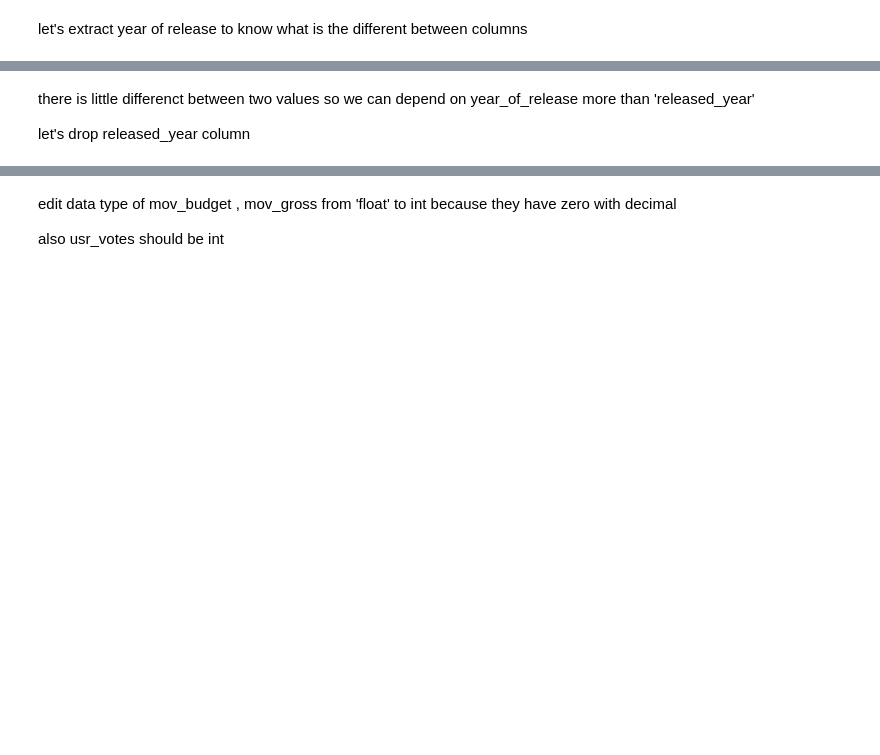
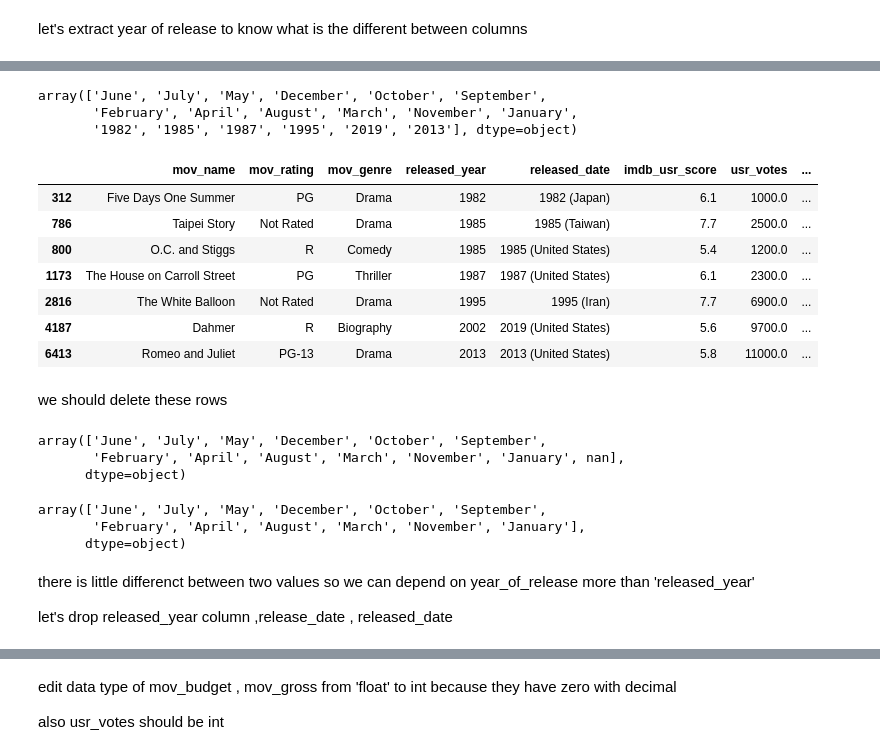
Before and after one commit to MahmuudNabil/Movies-Industry, a Jupyter notebook: Movie_industry.ipynb, the cells around one changed output, grey strips where cells are left out. Saved outputs shown, nothing was run; the diff lists cells and outputs as text; code cells hidden in the pictures; blank space fills up the shorter version.

```diff
--- a/Movie_industry.ipynb
+++ b/Movie_industry.ipynb
@@ -669,5 +653,5 @@ let's extract year of release to know what is the different between columns
 # %%
 df['year_of_release'] = df['release_date'].str[-5:]
 #convert data type of year_date to Int
-df['year_of_release']=df['year_of_release'].astype('int64')
-df[['year_of_release' , 'released_year']].value_counts()
+#df['year_of_release']=df['year_of_release'].astype('int64')
+#df[['year_of_release' , 'released_year']].value_counts()
@@ -687,0 +660,4 @@ Length: 151, dtype: int64
+# %%
+import re
+df['month_release'] = df['released_date'].str.extract("(\w*)")
+df['month_release']
@@ -688,6 +677,43 @@ Length: 151, dtype: int64
+# %%
+df['month_release'].unique()
+# %% [output]
+array(['June', 'July', 'May', 'December', 'October', 'September',
+       'February', 'April', 'August', 'March', 'November', 'January',
+       '1982', '1985', '1987', '1995', '2019', '2013'], dtype=object)
+# %%
+# display these data
+df[
+   (df['month_release'] =='1982')  | (df['month_release'] =='1985') |
+   (df['month_release'] =='1987')  | (df['month_release'] =='1995') |
+   (df['month_release'] =='2019')  | (df['month_release'] =='2013')]
+# %% [output]
+|  | mov_name | mov_rating | mov_genre | released_year | released_date | imdb_usr_score | usr_votes | ... |
+| 312 | Five Days One Summer | PG | Drama | 1982 | 1982 (Japan) | 6.1 | 1000.0 | ... |
+| 786 | Taipei Story | Not Rated | Drama | 1985 | 1985 (Taiwan) | 7.7 | 2500.0 | ... |
+| 800 | O.C. and Stiggs | R | Comedy | 1985 | 1985 (United States) | 5.4 | 1200.0 | ... |
+| 1173 | The House on Carroll Street | PG | Thriller | 1987 | 1987 (United States) | 6.1 | 2300.0 | ... |
+| 2816 | The White Balloon | Not Rated | Drama | 1995 | 1995 (Iran) | 7.7 | 6900.0 | ... |
+| 4187 | Dahmer | R | Biography | 2002 | 2019 (United States) | 5.6 | 9700.0 | ... |
+| 6413 | Romeo and Juliet | PG-13 | Drama | 2013 | 2013 (United States) | 5.8 | 11000.0 | ... |
+# %% [markdown]
+we should delete these rows
+# %%
+df['month_release'] = df['month_release'].replace(['1982', '1985', '1987', '1995', '2019', '2013'] , np.nan)
+df['month_release'].unique()
+# %% [output]
+array(['June', 'July', 'May', 'December', 'October', 'September',
+       'February', 'April', 'August', 'March', 'November', 'January', nan],
+      dtype=object)
+# %%
+df.dropna(subset =['month_release'] , inplace = True)
+df['month_release'].unique()
+# %% [output]
+array(['June', 'July', 'May', 'December', 'October', 'September',
+       'February', 'April', 'August', 'March', 'November', 'January'],
+      dtype=object)
 # %% [markdown]
 there is little differenct between two values
 so we can depend on year_of_release more than 'released_year'
 
-let's drop released_year column
+let's drop released_year column ,release_date , released_date
 # %%
```
Also changed, not shown: parts of 19 cells of this notebook.
